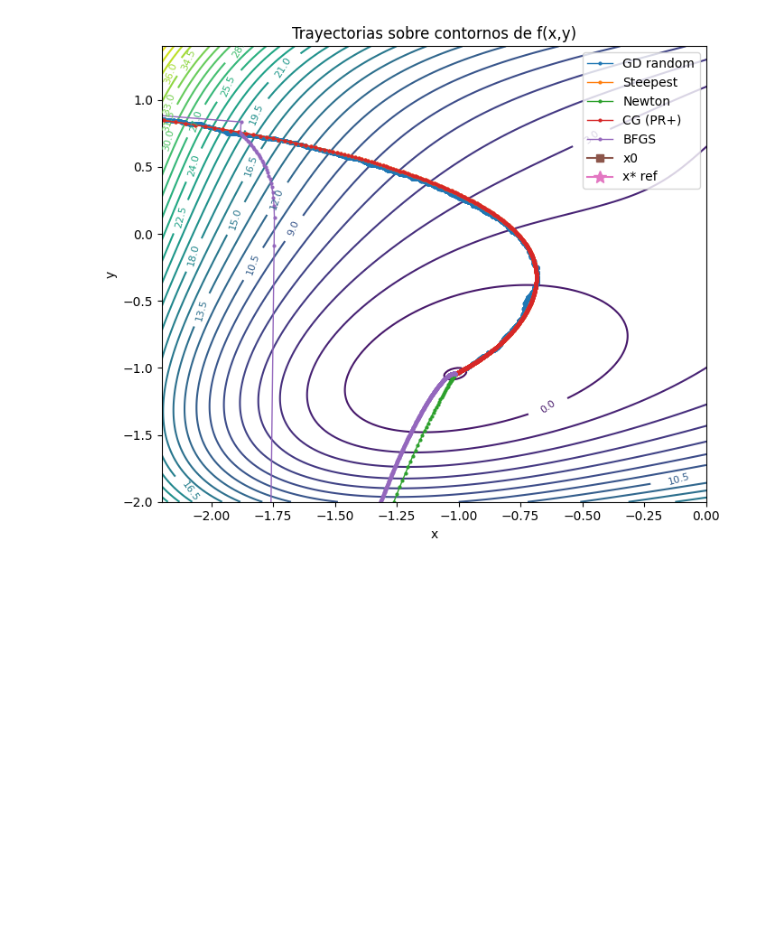
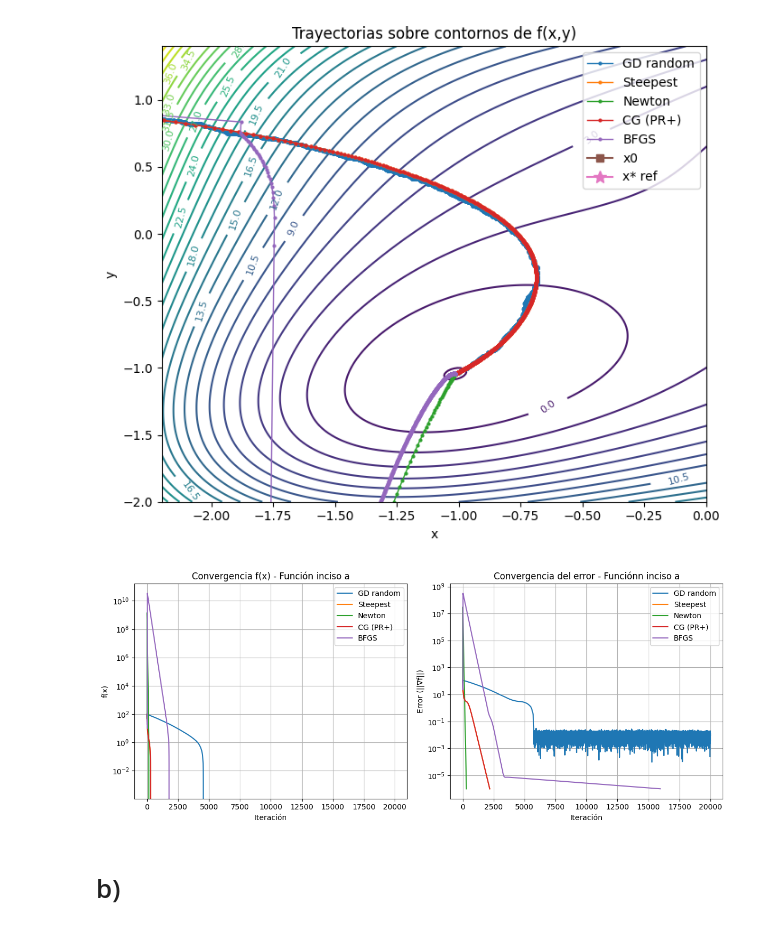
Before and after one commit to Gerax5/LAB3_MODSIM, a Jupyter notebook: ejercicio2.ipynb, the cells around one changed output. Saved outputs shown, nothing was run; the diff lists cells and outputs as text; code cells hidden in the pictures; blank space fills up the shorter version.

```diff
--- a/ejercicio2.ipynb
+++ b/ejercicio2.ipynb
@@ -81,3 +89,31 @@ plt.ylim(-2.0, 1.4)
 plt.show()
 # %% [output]
 [figure]
+# %%
+# Gráficas de convergencia para el inciso a
+plt.figure(figsize=(12, 5))
+
+plt.subplot(1, 2, 1)
+for name, (_, _, fxs, _, _, _) in results.items():
+    plt.semilogy(fxs, label=name)
+plt.title("Convergencia f(x) - Función inciso a")
+plt.xlabel("Iteración")
+plt.ylabel("f(x)")
+plt.legend()
+plt.grid(True)
+
+plt.subplot(1, 2, 2)
+for name, (_, _, _, errs, _, _) in results.items():
+    plt.semilogy(errs, label=name)
+plt.title("Convergencia del error - Funciónn inciso a")
+plt.xlabel("Iteración")
+plt.ylabel("Error (||∇f||)")
+plt.legend()
+plt.grid(True)
+
+plt.tight_layout()
+plt.show()
+# %% [output]
+[figure, added]
+# %% [markdown]
+# b)
```
Also changed, not shown: parts of 15 cells of this notebook.
